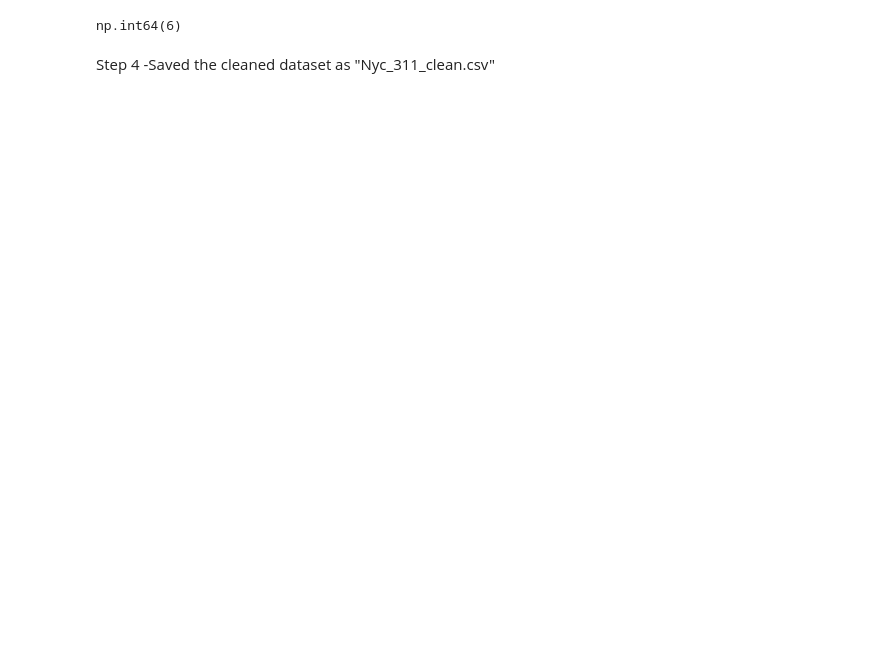
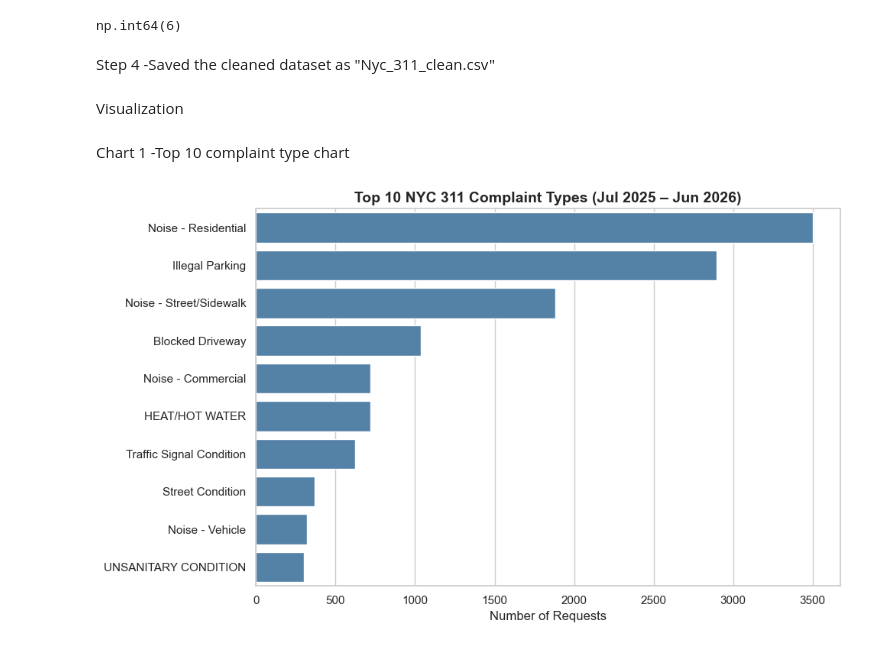
Before and after one commit to Steveelorm80/analytics, a Jupyter notebook: notebooks/nyc-311-analysis.ipynb, the cells around one changed output. Drawn from its saved outputs; the diff is of its cells as text; code cells hidden in the pictures; blank space fills up the shorter version.

Commit message:
Add visualization setup and Top 10 compliant types chart

```diff
--- a/notebooks/nyc-311-analysis.ipynb
+++ b/notebooks/nyc-311-analysis.ipynb
@@ -93,3 +93,25 @@ np.int64(6)
 Step 4 -Saved the cleaned dataset as "Nyc_311_clean.csv"
 # %%
 df.to_csv('../data/nyc_311_clean.csv', index=False)
+# %% [markdown]
+Visualization
+# %%
+sns.set_theme(style="whitegrid")
+plt.rcParams['figure.figsize'] = (10, 6)
+plt.rcParams['axes.titlesize'] = 14
+plt.rcParams['axes.titleweight'] = 'bold'
+# %% [markdown]
+Chart 1
+-Top 10 complaint type chart
+# %%
+top10 = df['complaint_type'].value_counts().head(10)
+
+ax = sns.barplot(x=top10.values, y=top10.index, color='steelblue')
+ax.set_title('Top 10 NYC 311 Complaint Types (Jul 2025 – Jun 2026)')
+ax.set_xlabel('Number of Requests')
+ax.set_ylabel('')
+plt.tight_layout()
+plt.savefig('../plots/01_top_complaints.png', dpi=150, bbox_inches='tight')
+plt.show()
+# %% [output]
+[figure, added]
```
Also changed, not shown: 1 other file.
